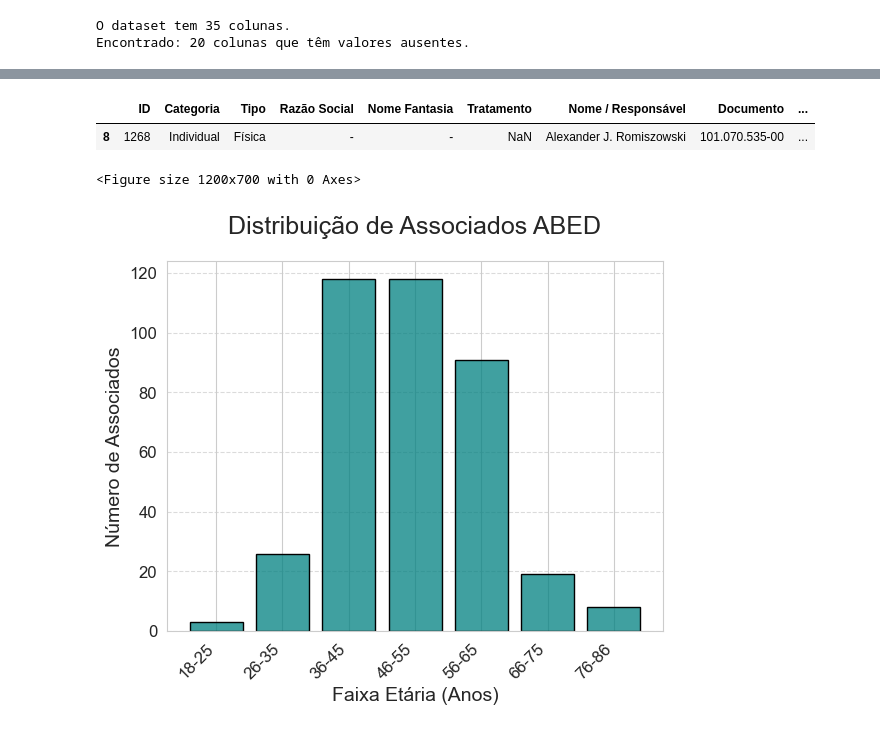
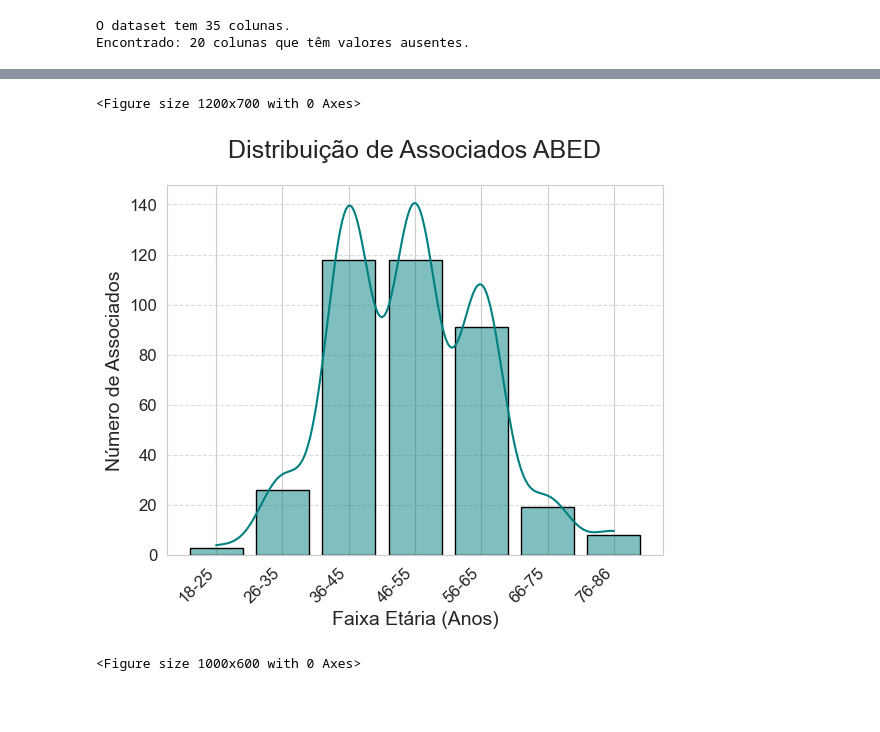
Before and after one commit to leojutsu/estagio_abed, a Jupyter notebook: assoc.individual.ipynb, the cells around one changed output, grey strips where cells are left out. Drawn from its saved outputs; the diff is of its cells as text; code cells hidden in the pictures; blank space fills up the shorter version.

```diff
--- a/assoc.individual.ipynb
+++ b/assoc.individual.ipynb
@@ -161,11 +110,6 @@ df_l = df[
 (df['Idade_Atual'] >= idade_minima) &
 (df['Idade_Atual'] <= idade_maxima)
 ].copy() # Usando o .copy() para garantir que o df_l seja em DataFrame independente
-# %%
-df_l[df_l['Idade_Atual'] > 80]
-# %% [output]
-|  | ID | Categoria | Tipo | Razão Social | Nome Fantasia | Tratamento | Nome / Responsável | Documento | ... |
-| 8 | 1268 | Individual | Física | - | - | NaN | Alexander J. Romiszowski | 101.070.535-00 | ... |
 # %%
 # Definindo os limites e Rótulos das Faixas Etárias.
 # Os limites serão os pontos de corte dos intervalos.
@@ -190,17 +134,17 @@ sns.set_style("whitegrid")
 # %%
 # Usando o sns.histplot com a nova variável categórica
 # O parâmetro bins não é mais necessário pois o seaborn usa as categorias existentes
 # shrik ajusta a largura das barras para criar espaço entre elas
 #hue: se você quiser dividir por outra categoria (ex: gênero)
 sns.histplot(data=df_l, x='Faixa_etaria',
-            edgecolor='black', color='teal', shrink=0.8)
+            edgecolor='black', color='teal', shrink=0.8, kde=True)
 
 plt.title('Distribuição de Associados ABED', fontsize=18, pad=20)
 plt.xlabel('Faixa Etária (Anos)', fontsize=14)
 plt.ylabel('Número de Associados', fontsize=14)
 plt.xticks(rotation=45, ha='right', fontsize=12)
 plt.yticks(fontsize=12)
 plt.grid(axis='y', linestyle='--', alpha=0.7)
 plt.savefig('Distribuição_Associado_ABED.png', dpi=300, bbox_inches='tight')
 # %% [output]
-[figure, old version]
+[figure, new version]
@@ -206,0 +169,6 @@ plt.savefig('Distribuição_Associado_ABED.png', dpi=300, bbox_inches='tight')
+# %%
+# Histograma
+plt.figure(figsize=(10,6))
+sns.set_style("whitegrid")
+# %% [output]
+<Figure size 1000x600 with 0 Axes>
```
Also changed, not shown: parts of 19 cells of this notebook.
